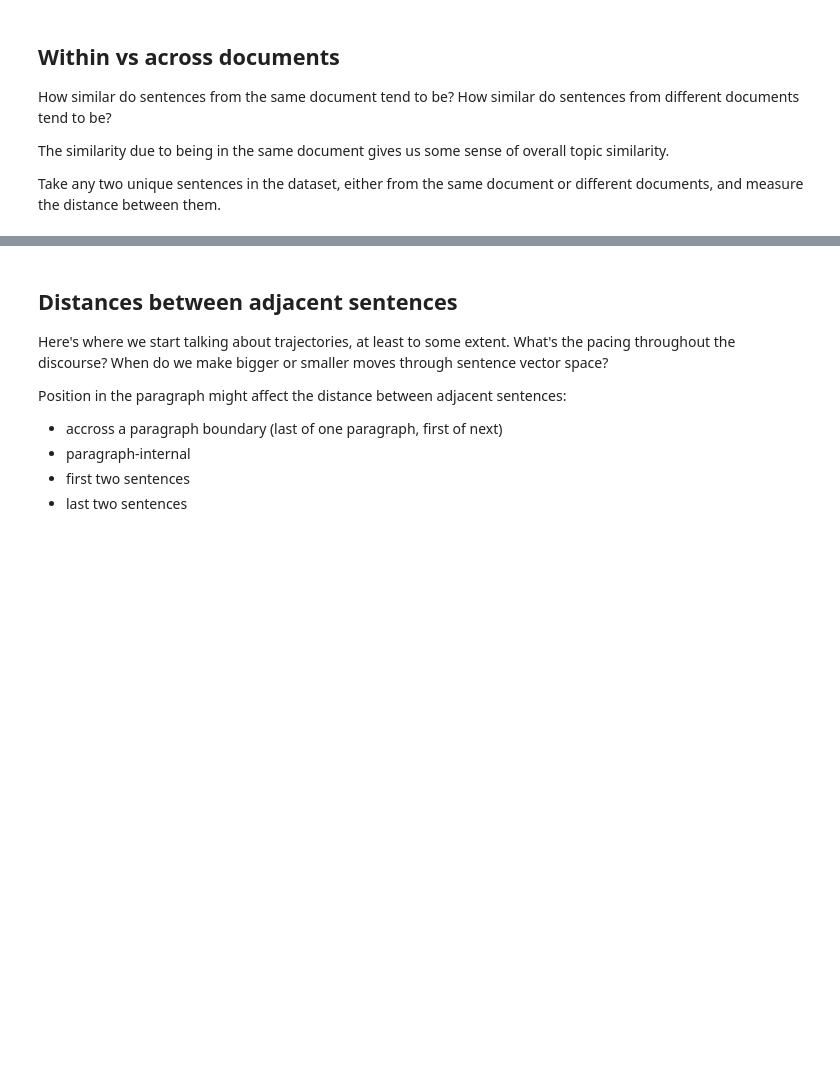
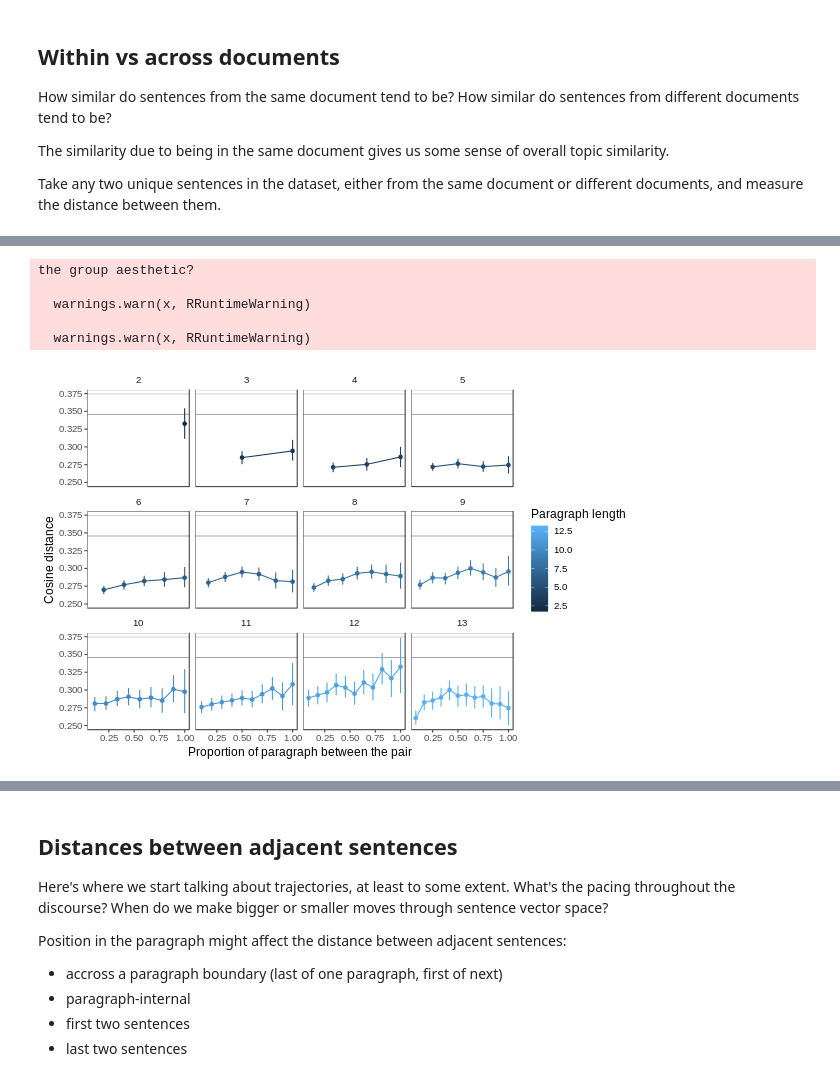
Before and after one commit to erindb/descodisc, a Jupyter notebook: distances.ipynb, the cells around one changed output, grey strips where cells are left out. Cells and saved outputs as stored; diff of their text form; code cells hidden in the pictures; blank space fills up the shorter version.

```diff
--- a/distances.ipynb
+++ b/distances.ipynb
@@ -179,0 +188,27 @@ increments_df
+# %%
+%%R -w 600 -h 400 -u px
+p = within_par_df %>%
+filter(n_pars > 10) %>%
+mutate(`Paragraph length` = par_length) %>%
+ggplot(., aes(x = par_separation,
+              y = increment,
+              group = `Paragraph length`,
+              colour = `Paragraph length`)) +
+geom_hline(yintercept = doc_dist_means["Different Document","distance"], colour="lightgray") +
+geom_hline(yintercept = doc_dist_means["Same Document","distance"], colour="darkgray") +
+stat_summary(fun.y = mean, geom = "line") +
+stat_summary(fun.y = mean, geom = "point") +
+stat_summary(fun.data = mean_cl_boot, geom = "errorbar", width=0) +
+xlab("Proportion of paragraph between the pair") +
+ylab("Cosine distance") +
+facet_wrap(~`Paragraph length`) +
+theme_few(12)
+print(p)
+ggsave(paste("within_par_decay_facetted_", n_articles, ".png", sep=""))
+# %% [output]
+the group aesthetic?
+
+  warnings.warn(x, RRuntimeWarning)
+
+  warnings.warn(x, RRuntimeWarning)
+[figure, added]
```
Also changed, not shown: parts of 14 cells of this notebook.
